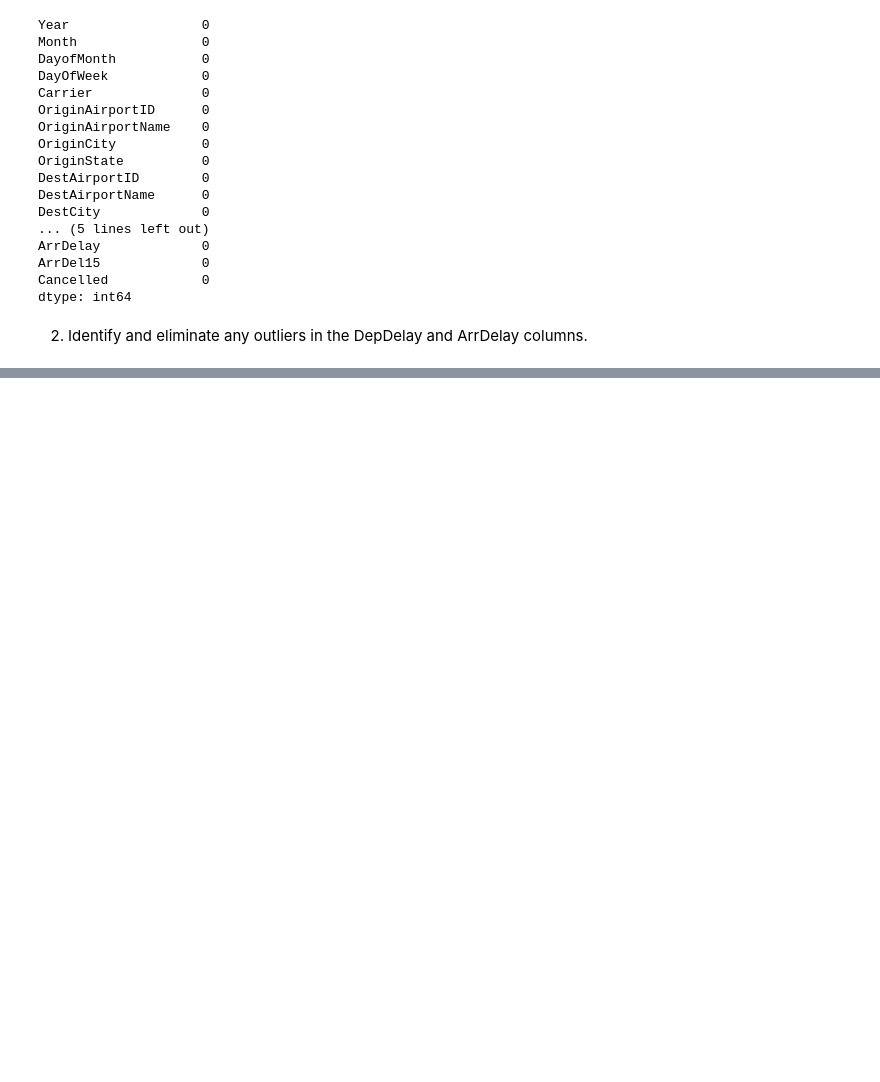
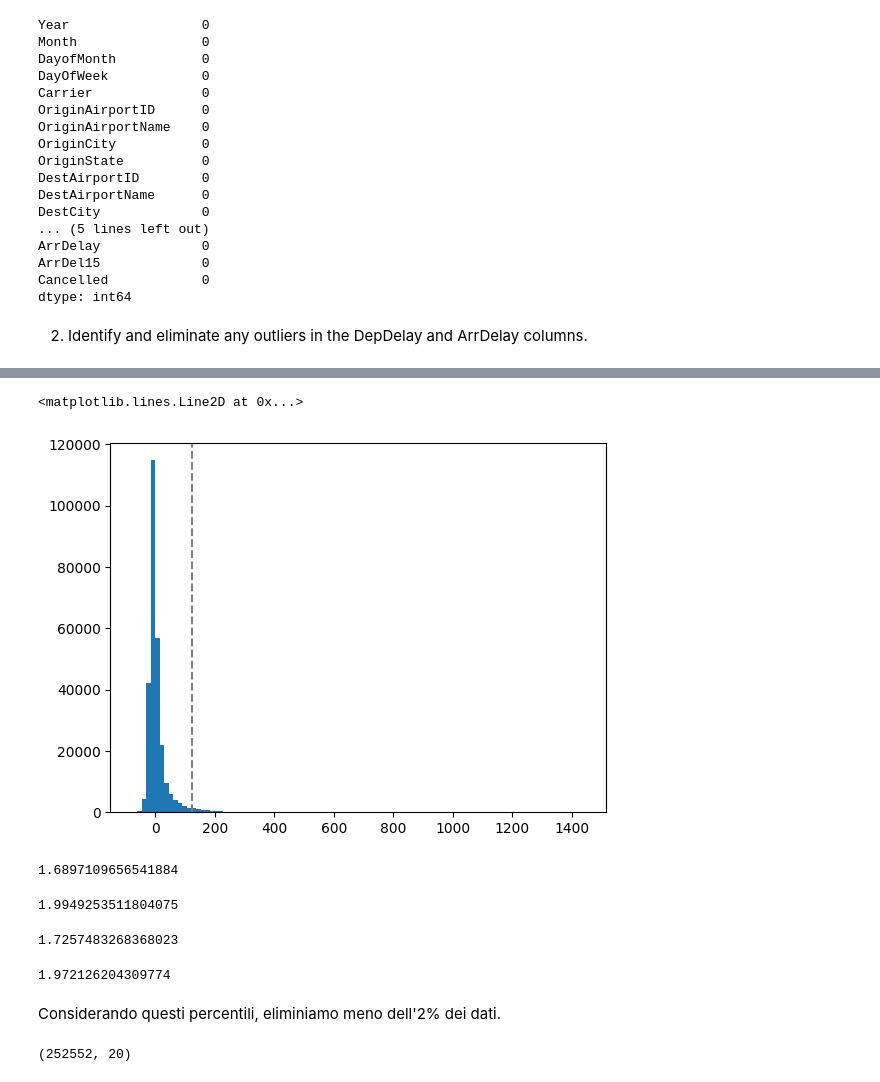
Before and after one commit to LuciaRavazzi/AzureML, a Jupyter notebook: AzureDataScientistAssociate/1_Create_Machine_Learning_Models/1_ExploreAndAnalyzeDataWithPython.ipynb, the cells around one changed output, grey strips where cells are left out. Saved outputs shown, nothing was run; the diff lists cells and outputs as text; code cells hidden in the pictures; blank space fills up the shorter version.

```diff
--- a/AzureDataScientistAssociate/1_Create_Machine_Learning_Models/1_ExploreAndAnalyzeDataWithPython.ipynb
+++ b/AzureDataScientistAssociate/1_Create_Machine_Learning_Models/1_ExploreAndAnalyzeDataWithPython.ipynb
@@ -755,0 +754,24 @@ plt.axvline(np.percentile(df[['DepDelay']], 99), ls = '--', color = 'grey')
+# %%
+plt.hist(df[['ArrDelay']], bins = 100)
+plt.axvline(np.percentile(df[['ArrDelay']], 98), ls = '--', color = 'grey')
+# %% [output]
+<matplotlib.lines.Line2D at 0x...>
+[figure, added]
+# %%
+((df['DepDelay'] < np.percentile(df[['DepDelay']], 2)).sum() / df.shape[0]) * 100
+# %% [output]
+1.6897109656541884
+# %%
+((df['DepDelay'] > np.percentile(df[['DepDelay']], 98)).sum() / df.shape[0]) * 100
+# %% [output]
+1.9949253511804075
+# %%
+((df['ArrDelay'] < np.percentile(df[['ArrDelay']], 2)).sum() / df.shape[0]) * 100
+# %% [output]
+1.7257483268368023
+# %%
+((df['ArrDelay'] > np.percentile(df[['ArrDelay']], 98)).sum() / df.shape[0]) * 100
+# %% [output]
+1.972126204309774
+# %% [markdown]
+Considerando questi percentili, eliminiamo meno dell'2% dei dati.
@@ -755,0 +781,4 @@ plt.axvline(np.percentile(df[['DepDelay']], 99), ls = '--', color = 'grey')
+# %%
+df.shape
+# %% [output]
+(252552, 20)
```
Also changed, not shown: parts of 27 cells of this notebook, 1 other file.
